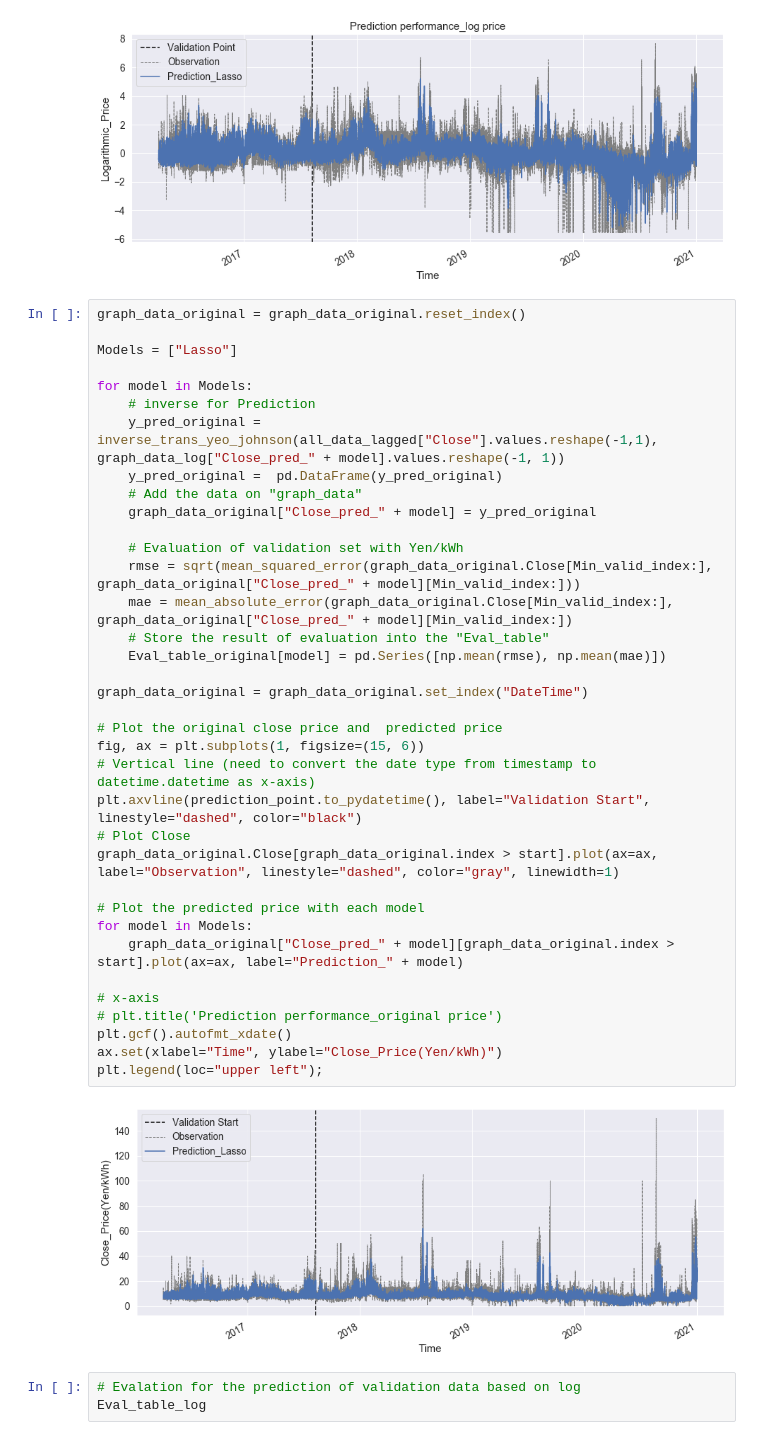
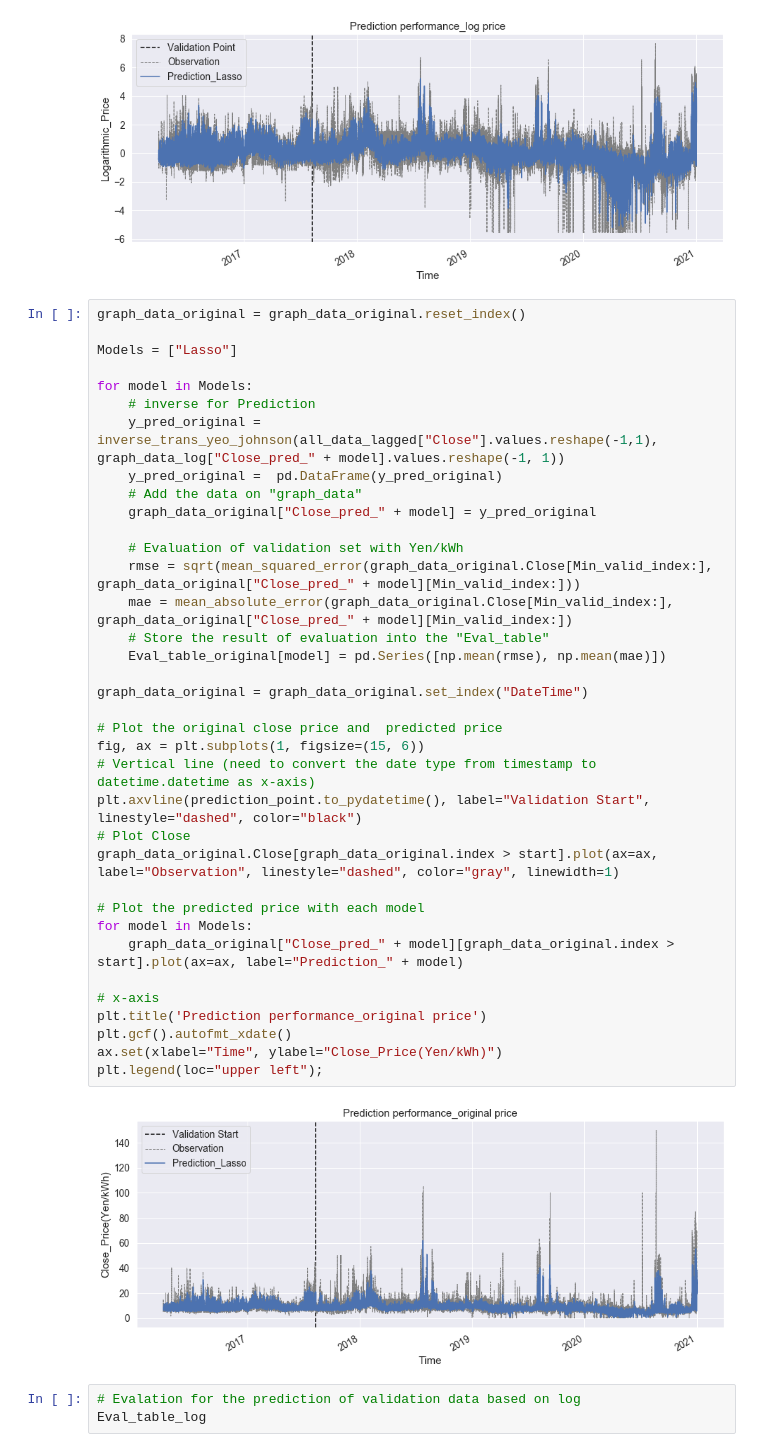
Before and after one commit to ken-datascience/master_thesis, a Jupyter notebook: 02-2_Pipeline_CapstoneProject_(Prediction_after_DA).ipynb, the cells around one changed output. Cells and saved outputs as stored; diff of their text form.

Commit message:
Changed a image

```diff
--- a/02-2_Pipeline_CapstoneProject_(Prediction_after_DA).ipynb
+++ b/02-2_Pipeline_CapstoneProject_(Prediction_after_DA).ipynb
@@ -592,35 +592,35 @@ for model in Models:
     # inverse for Prediction
     y_pred_original = inverse_trans_yeo_johnson(all_data_lagged["Close"].values.reshape(-1,1), graph_data_log["Close_pred_" + model].values.reshape(-1, 1))
     y_pred_original =  pd.DataFrame(y_pred_original)
     # Add the data on "graph_data"
     graph_data_original["Close_pred_" + model] = y_pred_original
 
     # Evaluation of validation set with Yen/kWh
     rmse = sqrt(mean_squared_error(graph_data_original.Close[Min_valid_index:], graph_data_original["Close_pred_" + model][Min_valid_index:]))
     mae = mean_absolute_error(graph_data_original.Close[Min_valid_index:], graph_data_original["Close_pred_" + model][Min_valid_index:])
     # Store the result of evaluation into the "Eval_table"
     Eval_table_original[model] = pd.Series([np.mean(rmse), np.mean(mae)])
 
 graph_data_original = graph_data_original.set_index("DateTime")
 
 # Plot the original close price and  predicted price
 fig, ax = plt.subplots(1, figsize=(15, 6))
 # Vertical line (need to convert the date type from timestamp to datetime.datetime as x-axis)
 plt.axvline(prediction_point.to_pydatetime(), label="Validation Start", linestyle="dashed", color="black")
 # Plot Close
 graph_data_original.Close[graph_data_original.index > start].plot(ax=ax, label="Observation", linestyle="dashed", color="gray", linewidth=1)
 
 # Plot the predicted price with each model
 for model in Models:
     graph_data_original["Close_pred_" + model][graph_data_original.index > start].plot(ax=ax, label="Prediction_" + model)
 
 # x-axis
-# plt.title('Prediction performance_original price')
+plt.title('Prediction performance_original price')
 plt.gcf().autofmt_xdate()
 ax.set(xlabel="Time", ylabel="Close_Price(Yen/kWh)")
 plt.legend(loc="upper left");
 # %% [output]
-[figure, old version]
+[figure, new version]
 # %%
 # Evalation for the prediction of validation data based on log
 Eval_table_log
```
Also changed, not shown: 1 other file.
